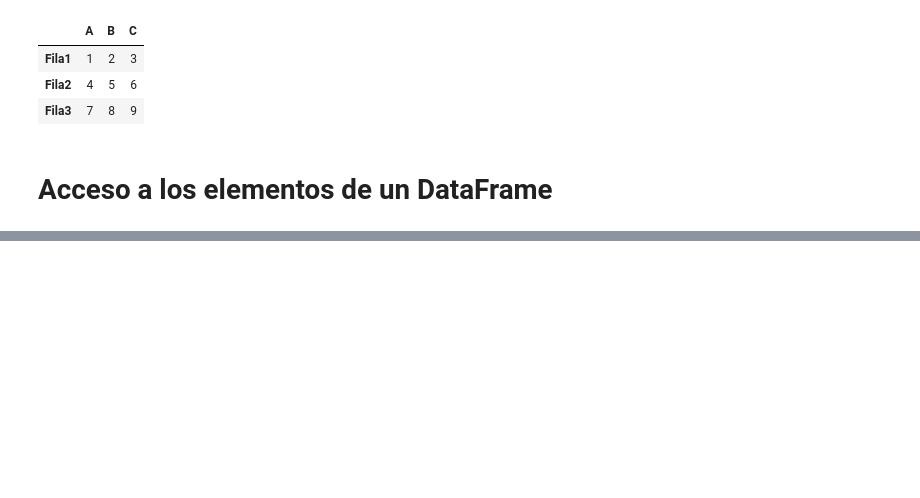
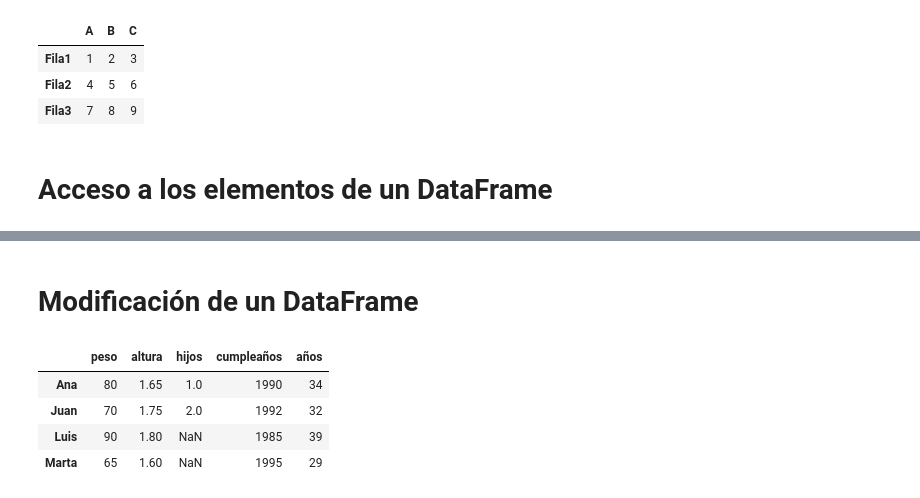
Before and after one commit to 0seg/ML-roadmap, a Jupyter notebook: LibreriasBasicas/Pandas.ipynb, the cells around one changed output, grey strips where cells are left out. Saved outputs shown, nothing was run; the diff lists cells and outputs as text; code cells hidden in the pictures; blank space fills up the shorter version.

```diff
--- a/LibreriasBasicas/Pandas.ipynb
+++ b/LibreriasBasicas/Pandas.ipynb
@@ -212,0 +342,2 @@ df
+# %% [markdown]
+# Modificación de un DataFrame
@@ -212,0 +355,11 @@ df
+# %%
+# Añadir una nueva columna al DataFrame
+
+df["cumpleaños"] = [1990, 1992, 1985, 1995] # Añadimos una nueva columna "cumpleaños" con los años de nacimiento de cada persona.
+df
+# %% [output]
+|  | peso | altura | hijos | cumpleaños | años |
+| Ana | 80 | 1.65 | 1.0 | 1990 | 34 |
+| Juan | 70 | 1.75 | 2.0 | 1992 | 32 |
+| Luis | 90 | 1.80 | NaN | 1985 | 39 |
+| Marta | 65 | 1.60 | NaN | 1995 | 29 |
```
Also changed, not shown: parts of 32 cells of this notebook, 1 other file.
